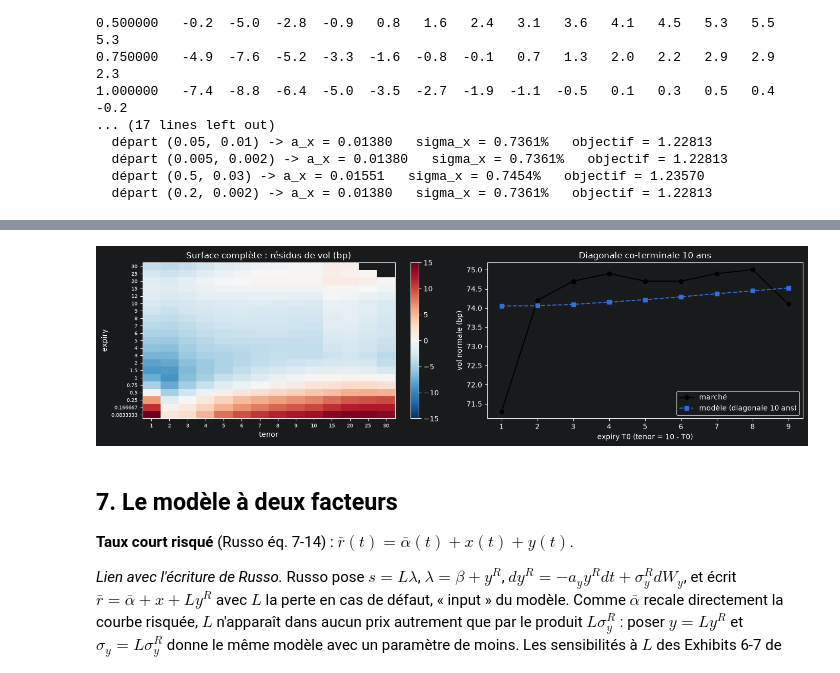
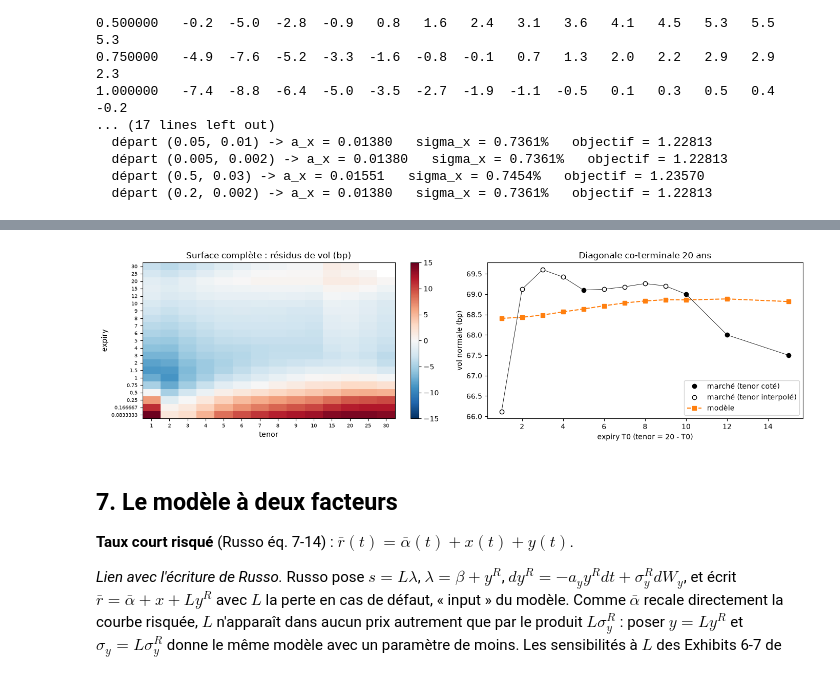
Before and after one commit to alexisdantzikian/BondOptionPricer, a Jupyter notebook: main/oat_option_pricer.ipynb, the cells around one changed output, grey strips where cells are left out. Saved outputs shown, nothing was run; the diff lists cells and outputs as text; code cells hidden in the pictures.

```diff
--- a/main/oat_option_pricer.ipynb
+++ b/main/oat_option_pricer.ipynb
@@ -792,9 +838,15 @@ def residuals(curve, a, sigma, tab):
     tab["residu_bp"] = tab["vol"] * tab["residu"] * 1e4               # Bachelier ATM : prix linéaire en vol
     return tab
 
-def coterminal(tab, T_star, T0_min=1.0):
-    """Swaptions dont le swap sous-jacent se termine en T_star (arrondi à l'année), expiry >= T0_min."""
-    return tab[np.isclose(tab["T0"] + tab["tenor"], round(T_star)) & (tab["T0"] >= T0_min)]
+def coterminal(curve, cube, T_star, T0_min=1.0):
+    """Swaptions co-terminales T0 + n = T_star, T0 >= T0_min ; vol interpolée linéairement en tenor si n n'est pas coté."""
+    rows = []
+    for T0 in cube.index:
+        n = T_star - T0
+        if T0 >= T0_min and n >= 1 and float(n).is_integer():
+            vol = np.interp(n, cube.columns, cube.loc[T0].values)
+            rows.append({"T0": T0, "tenor": n, "coté": n in cube.columns, "vol": vol, "prix_mkt": bachelier_atm(curve, T0, n, vol)})
+    return pd.DataFrame(rows)
 
 swaptions = swaption_table(curve, cube)
 print(f"{len(swaptions)} swaptions retenues sur {cube.size}")
@@ -831,37 +883,35 @@ T0
   départ (0.5, 0.03) -> a_x = 0.01551   sigma_x = 0.7454%   objectif = 1.23570
   départ (0.2, 0.002) -> a_x = 0.01380   sigma_x = 0.7361%   objectif = 1.22813
 # %%
-# --- 3. diagonales co-terminales : calibration jointe de (a_x, sigma_x)
-T_star = oat10.T[-1]
-print(f"maturité de l'OAT cible : T* = {T_star:.2f} ans")
+# --- 3. diagonales co-terminales (tenors intermédiaires interpolés) : calibration jointe de (a_x, sigma_x)
+T_STAR = round(oat46.T[-1])
+print(f"maturité de l'OAT sous-jacente : {oat46.T[-1]:.2f} ans -> T* = {T_STAR} ans")
 res_diag = {}
-for Ts in [5, 10, 20, 30]:
-    jeu = coterminal(swaptions, Ts)
+for Ts in [10, 20, 30]:
+    jeu = coterminal(curve, cube, Ts)
     r = calibrate(curve, jeu)
     res_diag[Ts] = (r, jeu)
-    print(f"  T* = {Ts:>2} : {len(jeu):>2} swaptions  a_x = {r.x[0]:.5f}   sigma_x = {r.x[1]:.4%}   RMSE relatif = {r.fun / np.sqrt(len(jeu)):.2%}"
-          + ("   <- a_x à la borne inférieure" if r.x[0] <= 0.0011 else ""))
-jeu = res_diag[10][1]
+    print(f"  T* = {Ts:>2} : {len(jeu):>2} swaptions dont {(~jeu['coté']).sum():>2} interpolées   a_x = {r.x[0]:.5f}   sigma_x = {r.x[1]:.4%}"
+          f"   RMSE relatif = {r.fun / np.sqrt(len(jeu)):.2%}" + ("   <- a_x à la borne inférieure" if r.x[0] <= 0.0011 else ""))
+r_diag, jeu = res_diag[T_STAR]
 for x0 in [(0.005, 0.002), (0.5, 0.03)]:
     r = calibrate(curve, jeu, x0)
-    print(f"  T* = 10, multi-départ {x0} -> a_x = {r.x[0]:.5f}   sigma_x = {r.x[1]:.4%}")
+    print(f"  T* = {T_STAR}, départ {x0} -> a_x = {r.x[0]:.5f}   sigma_x = {r.x[1]:.4%}")
 
-# --- 4. la diagonale 10 ans n'identifie pas a_x : on fixe a_x à la valeur de la surface et on calibre sigma_x seul
-A_X = res_full.x[0]
-obj_sig = lambda z: objective([A_X, z[0]], curve, jeu)
-r_sig = minimize(obj_sig, x0=[0.008], method="L-BFGS-B", bounds=[(1e-4, 0.05)])
-S_X = r_sig.x[0]
+# --- 4. paramètres retenus (diagonale de l'OAT sous-jacente) et erreur des poids gelés
+A_X, S_X = r_diag.x
 tab_diag = residuals(curve, A_X, S_X, jeu)
 tab_diag["prix_jamshidian"] = model_prices(curve, A_X, S_X, jeu, exact=True)
 tab_diag["gelé/exact - 1 (%)"] = (tab_diag["prix_mod"] / tab_diag["prix_jamshidian"] - 1) * 100
-print(f"\nRETENU : a_x = {A_X:.5f} (surface)   sigma_x = {S_X:.4%} (diagonale 10 ans, a_x fixé)   RMSE relatif sur la diagonale = {r_sig.fun / np.sqrt(len(jeu)):.2%}")
-print(tab_diag[["T0", "tenor", "vol", "prix_mkt", "prix_mod", "residu_bp", "prix_jamshidian", "gelé/exact - 1 (%)"]]
+print(f"\nRETENU : a_x = {A_X:.5f}   sigma_x = {S_X:.4%}   (diagonale {T_STAR} ans)   RMSE relatif = {r_diag.fun / np.sqrt(len(jeu)):.2%}")
+print(tab_diag[["T0", "tenor", "coté", "vol", "prix_mkt", "prix_mod", "residu_bp", "prix_jamshidian", "gelé/exact - 1 (%)"]]
       .round({"vol": 5, "prix_mkt": 6, "prix_mod": 6, "residu_bp": 1, "prix_jamshidian": 6, "gelé/exact - 1 (%)": 3}).to_string(index=False))
 
-# --- 5. même chose avec Jamshidian (exact) : effet de l'approximation des poids gelés sur le paramètre calibré
-obj_exact = lambda z: np.sqrt(np.sum(((model_prices(curve, A_X, z[0], jeu, exact=True) - jeu["prix_mkt"]) / jeu["prix_mkt"])**2))
-r_ex = minimize(obj_exact, x0=[S_X], method="L-BFGS-B", bounds=[(1e-4, 0.05)])
-print(f"\ncalibration exacte (Jamshidian) sur la même diagonale, a_x fixé : sigma_x = {r_ex.x[0]:.4%}   (poids gelés : {S_X:.4%})")
+# --- 5. même calibration avec Jamshidian (exact) : effet des poids gelés sur les paramètres
+obj_exact = lambda z: np.sqrt(np.sum(((model_prices(curve, z[0], z[1], jeu, exact=True) - jeu["prix_mkt"]) / jeu["prix_mkt"])**2))
+r_ex = minimize(obj_exact, x0=[A_X, S_X], method="L-BFGS-B", bounds=[(0.001, 1), (1e-4, 0.05)])
+print(f"\ncalibration exacte (Jamshidian) sur la même diagonale : a_x = {r_ex.x[0]:.5f}   sigma_x = {r_ex.x[1]:.4%}"
+      f"   (poids gelés : a_x = {A_X:.5f}, sigma_x = {S_X:.4%})")
 
 fig, ax = plt.subplots(1, 2, figsize=(14, 4))
 piv = tab_full.pivot(index="T0", columns="tenor", values="residu_bp")
@@ -869,8 +919,11 @@ im = ax[0].imshow(piv.values, aspect="auto", cmap="RdBu_r", vmin=-15, vmax=15, o
 ax[0].set_xticks(range(len(piv.columns))); ax[0].set_xticklabels([f"{c:g}" for c in piv.columns], fontsize=7)
 ax[0].set_yticks(range(len(piv.index))); ax[0].set_yticklabels([f"{i:g}" for i in piv.index], fontsize=7)
 ax[0].set_xlabel("tenor"); ax[0].set_ylabel("expiry"); ax[0].set_title("Surface complète : résidus de vol (bp)"); plt.colorbar(im, ax=ax[0])
-ax[1].plot(tab_diag["T0"], tab_diag["vol"] * 1e4, "ko-", label="marché")
-ax[1].plot(tab_diag["T0"], (tab_diag["vol"] + tab_diag["residu_bp"] / 1e4) * 1e4, "s--", label="modèle (diagonale 10 ans)")
-ax[1].set_xlabel("expiry T0 (tenor = 10 - T0)"); ax[1].set_ylabel("vol normale (bp)"); ax[1].legend(); ax[1].set_title("Diagonale co-terminale 10 ans")
+cote = tab_diag["coté"]
+ax[1].plot(tab_diag["T0"], tab_diag["vol"] * 1e4, "k-", lw=0.6)
+ax[1].plot(tab_diag.loc[cote, "T0"], tab_diag.loc[cote, "vol"] * 1e4, "ko", label="marché (tenor coté)")
+ax[1].plot(tab_diag.loc[~cote, "T0"], tab_diag.loc[~cote, "vol"] * 1e4, "o", mfc="white", mec="k", label="marché (tenor interpolé)")
+ax[1].plot(tab_diag["T0"], (tab_diag["vol"] + tab_diag["residu_bp"] / 1e4) * 1e4, "s--", label="modèle")
+ax[1].set_xlabel(f"expiry T0 (tenor = {T_STAR} - T0)"); ax[1].set_ylabel("vol normale (bp)"); ax[1].legend(); ax[1].set_title(f"Diagonale co-terminale {T_STAR} ans")
 plt.tight_layout(); plt.show()
 # %% [output]
@@ -894,4 +947,4 @@ calibration exacte (Jamshidian) sur la même diagonale, a_x fixé : sigma_x = 0.
-[figure, old version]
+[figure, new version]
 # %% [markdown]
 ## 7. Le modèle à deux facteurs
 
```
Also changed, not shown: parts of 16 cells of this notebook, 1 other file.
